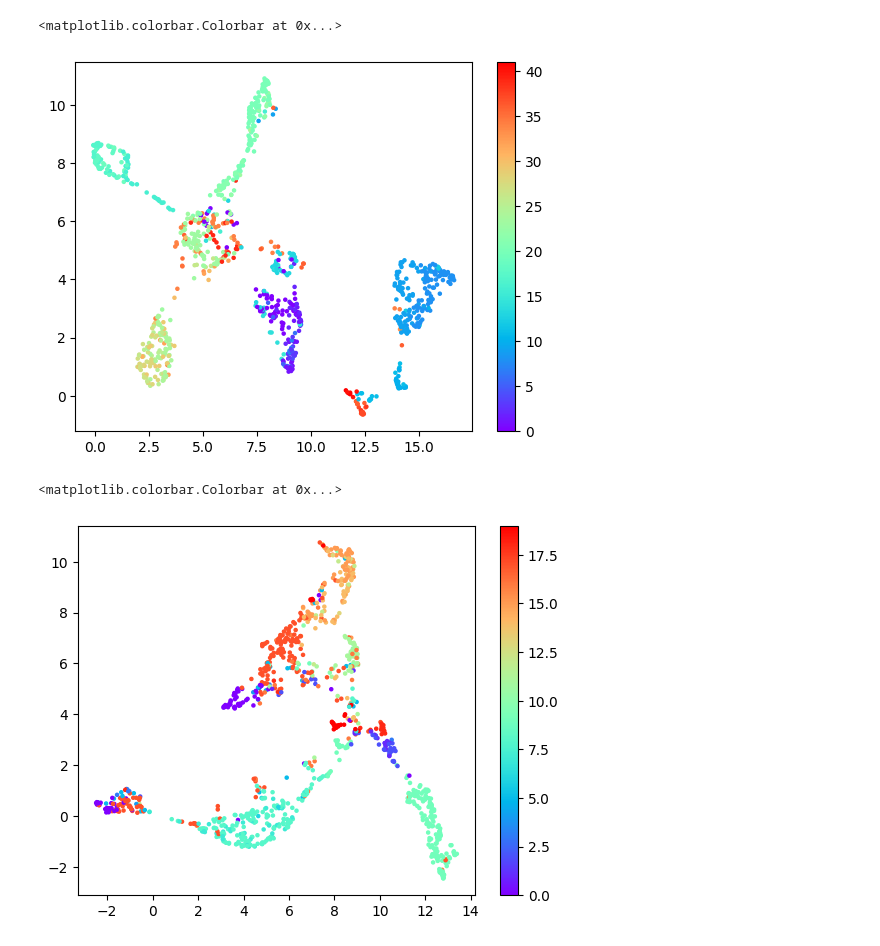
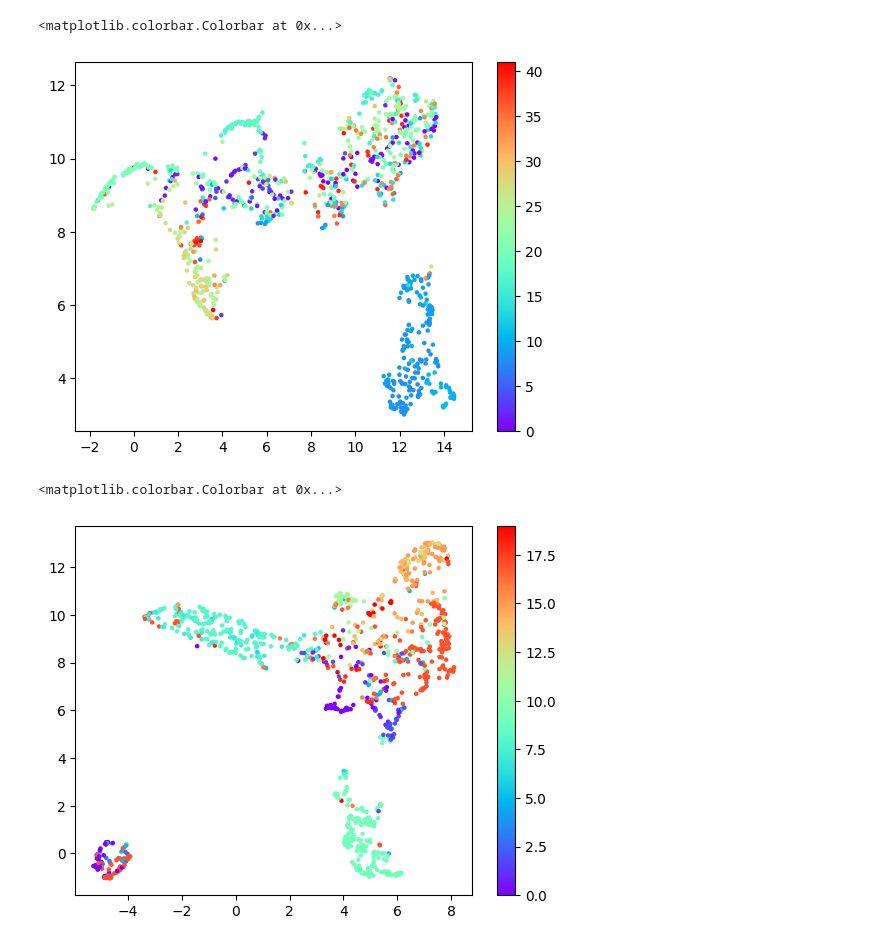
Before and after one commit to atarashansky/cross-species-vae, a Jupyter notebook: vae.ipynb, the cells around one changed output. Drawn from its saved outputs; the diff is of its cells as text; code cells hidden in the pictures.

```diff
--- a/vae.ipynb
+++ b/vae.ipynb
@@ -128,8 +128,8 @@ batch_size = 32
 data_module = CrossSpeciesDataModule(
     species_data = {
         "planarian": adata1,
-        # "schisto": adata2,
-        # "hydra": adata3,
+        "schisto": adata2,
+        "hydra": adata3,
     },
     batch_size=batch_size,
     num_workers=0,
@@ -155,19 +155,17 @@ model = CrossSpeciesVAE(
     base_batch_size=32,
     min_learning_rate=1e-5,
     warmup_epochs=0.1,
-    # species_embedding_dim=32,
+    species_embedding_dim=32,
     init_beta=1e-3,
     final_beta=0.1,
     gradient_clip_val=1.0,
     gradient_clip_algorithm="norm",
     # loss weights
     recon_weight=1.0,
-    homology_weight=0.2,
-    init_cross_species_weight = 1.0,
-    final_cross_species_weight = 1.0,
+    homology_weight=0.0,
+    init_cross_species_weight = 0.0,
+    final_cross_species_weight = 0.0,
     stage_transition_epoch = 0.0,
-    lib_size_mse_weight = 0.1,
-    lib_size_kl_weight = 0.01,
 )
 
 early_stopping = EarlyStopping(
@@ -202,7 +200,7 @@ trainer = pl.Trainer(
         mode="min"
     ), early_stopping],
     accumulate_grad_batches=len(species_vocab_sizes),  # Number of species
-    enable_progress_bar=False,
+    enable_progress_bar=True,
     fast_dev_run=False,
 )
 # %% [output]
@@ -303,8 +302,8 @@ Scaled learning rate: 1.00e-03
 # %%
 output, s = model.get_latent_embeddings({"planarian": adata1,
-                                         # "schisto": adata2,
-                                         # "hydra": adata3,
-})
+                                         "schisto": adata2,
+                                         "hydra": adata3,
+}, reference_species=0)
 s=s.cpu().numpy()
 # %%
 x=[]
@@ -335,14 +334,14 @@ plt.scatter(dt[:,0],dt[:,1], c = s,s=5, cmap='rainbow'); plt.colorbar()
 # %%
-#dt = umap.UMAP(n_components=2).fit_transform(output[s==0])
+dt = umap.UMAP(n_components=2).fit_transform(output[s==0])
 plt.figure();
 plt.scatter(dt[:,0],dt[:,1], c = adata1.obs['cluster'].cat.codes,s=5, cmap='rainbow'); plt.colorbar()
 # %% [output]
 <matplotlib.colorbar.Colorbar at 0x...>
-[figure, old version]
+[figure, new version]
 # %%
-#dt = umap.UMAP(n_components=2).fit_transform(output[s==1])
+dt = umap.UMAP(n_components=2).fit_transform(output[s==1])
 plt.figure();
 plt.scatter(dt[:,0],dt[:,1], c = adata2.obs['cluster_t'].cat.codes,s=5, cmap='rainbow'); plt.colorbar()
 # %% [output]
 <matplotlib.colorbar.Colorbar at 0x...>
-[figure, old version]
+[figure, new version]
```
Also changed, not shown: parts of 14 cells of this notebook, 1 other file.
